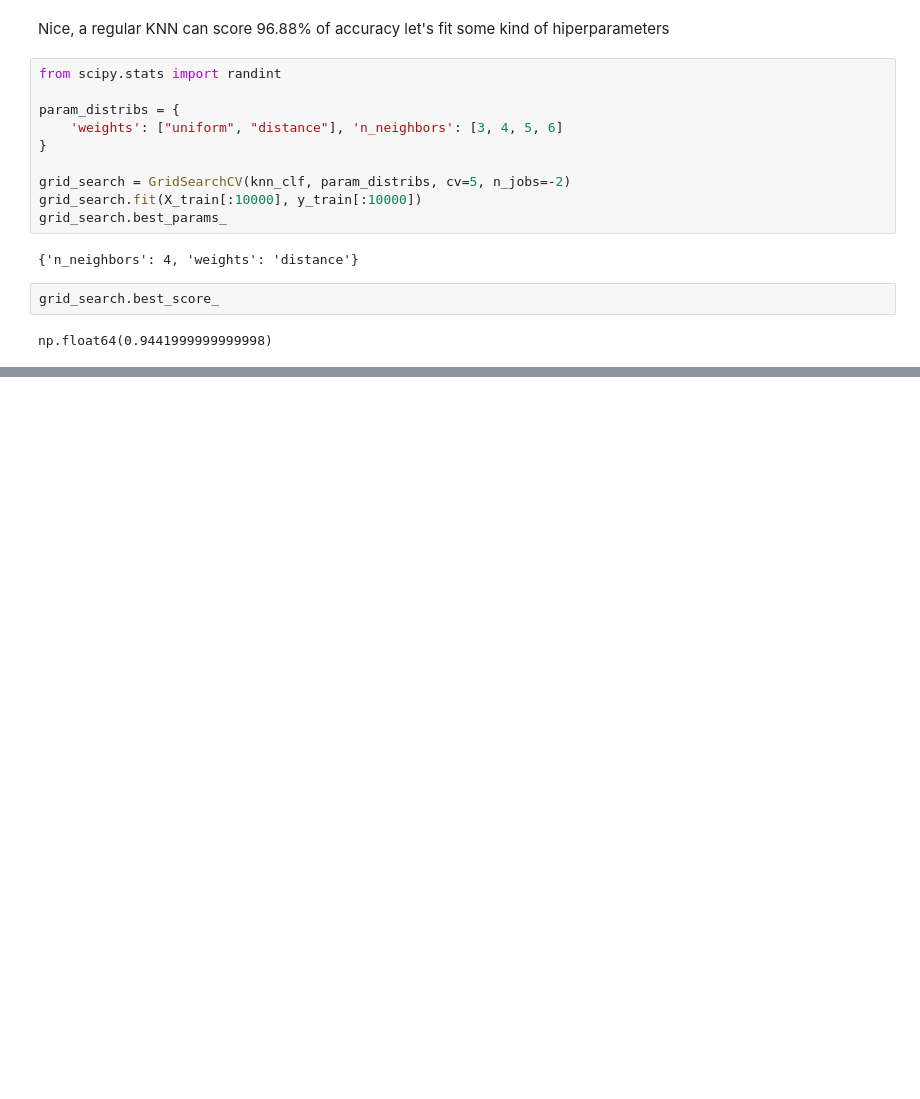
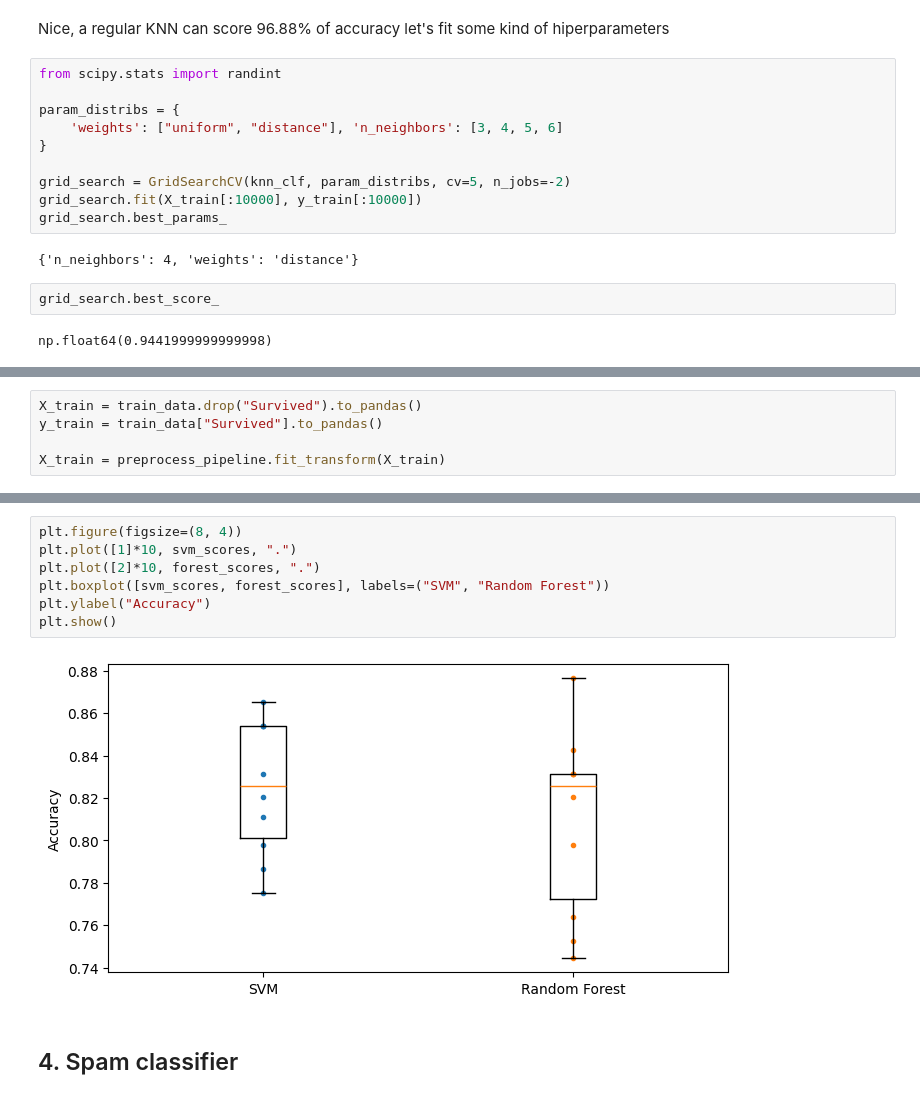
Before and after one commit to Sechi42/homl-study, a Jupyter notebook: 03_classification/03_classification.ipynb, the cells around one changed output, grey strips where cells are left out. Cells and saved outputs as stored; diff of their text form; blank space fills up the shorter version.

```diff
--- a/03_classification/03_classification.ipynb
+++ b/03_classification/03_classification.ipynb
@@ -794,0 +991,5 @@ accuracy_score(y_test, knn_clf.predict(X_test))
+# %%
+X_train = train_data.drop("Survived").to_pandas()
+y_train = train_data["Survived"].to_pandas()
+
+X_train = preprocess_pipeline.fit_transform(X_train)
@@ -794,0 +1026,11 @@ accuracy_score(y_test, knn_clf.predict(X_test))
+# %%
+plt.figure(figsize=(8, 4))
+plt.plot([1]*10, svm_scores, ".")
+plt.plot([2]*10, forest_scores, ".")
+plt.boxplot([svm_scores, forest_scores], labels=("SVM", "Random Forest"))
+plt.ylabel("Accuracy")
+plt.show()
+# %% [output]
+[figure, added]
+# %% [markdown]
+## 4. Spam classifier
```
Also changed, not shown: parts of 37 cells of this notebook, 2 other files.
